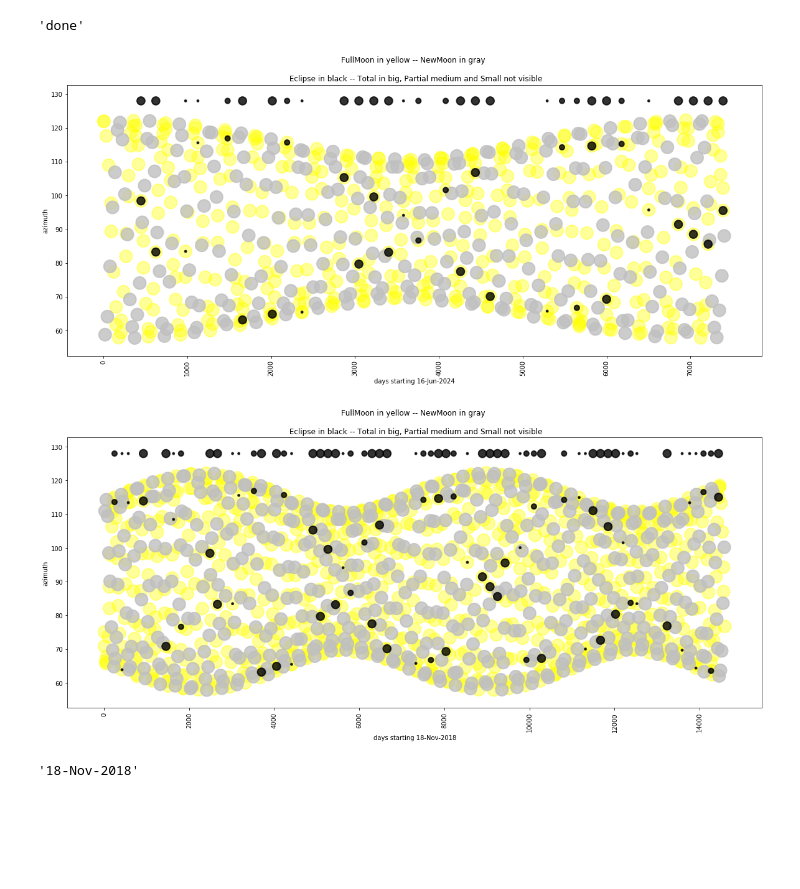
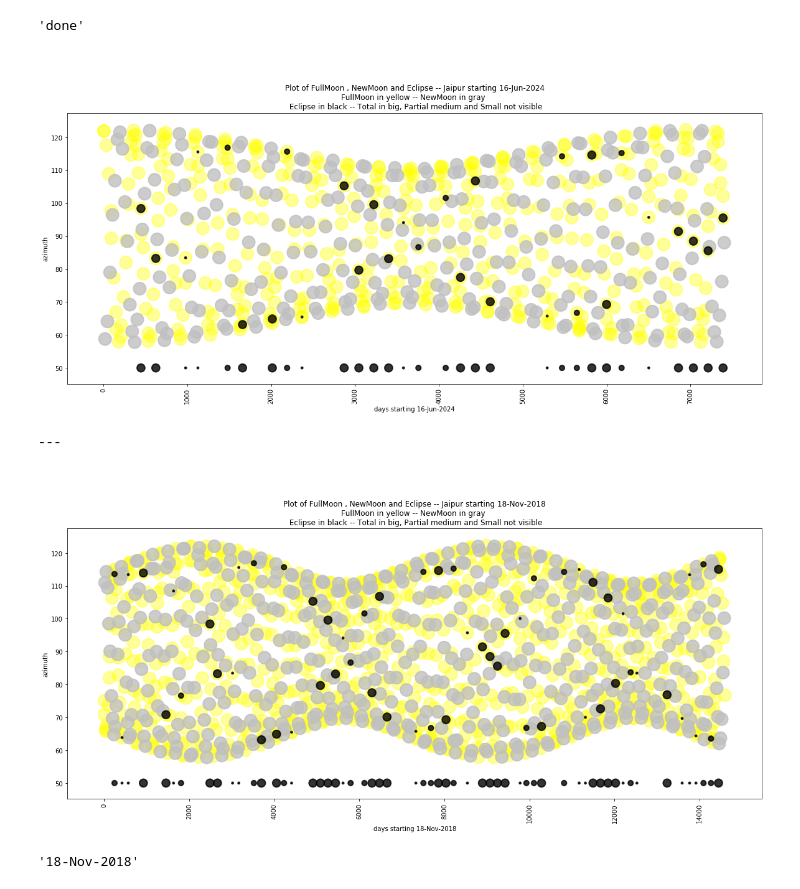
Before and after one commit to suchakr/sandbox, a Jupyter notebook: dp_sarpa.ipynb, the cells around one changed output. Drawn from its saved outputs; the diff is of its cells as text; code cells hidden in the pictures; blank space fills up the shorter version.

```diff
--- a/dp_sarpa.ipynb
+++ b/dp_sarpa.ipynb
@@ -133,7 +133,7 @@ def do_plot(az_df):
   day = az_df.loc[:,'days'] - az_df.loc[:,'days'][0]
   az = az_df.loc[:,'Az']        #x+np.random.rand(15)
 
-  az_flat = az_df['Az'].map(lambda x: 128)
+  az_flat = az_df['Az'].map(lambda x: 50)
 
   fm = az_df.loc[:,'Fullmoon']*100
   nm = az_df.loc[:,'Newmoon']*100
@@ -145,36 +145,41 @@ def do_plot(az_df):
   plt.scatter(day, az, s=fm**1.3, alpha=0.4, color="yellow", edgecolors="yellow", linewidth=2)
   plt.scatter(day, az, s=nm**1.3, alpha=0.8, color="silver", edgecolors="silver", linewidth=2)
   plt.scatter(day, az, s=ec**1.3, alpha=0.8, color="black", edgecolors="black", linewidth=2)
   plt.scatter(day, az_flat, s=ec**1.3, alpha=0.8, color="black", edgecolors="black", linewidth=2)
   plt.xlabel("days starting " + az_df.index[0])
   plt.ylabel("azimuth")
   plt.xticks( rotation='vertical')
-  plt.title("FullMoon in yellow -- NewMoon in gray \n\n Eclipse in black -- Total in big, Partial medium and Small not visible")
+  plt.title(
+      ("\n\n\nPlot of FullMoon , NewMoon and Eclipse -- %s starting %s\n" % ('Jaipur' , az_df.index[0] ) )
+      + "FullMoon in yellow -- NewMoon in gray \n Eclipse in black -- Total in big, Partial medium and Small not visible"
+  )
   plt.show()
 
   if ( False):
     kaz_df = az_df[az_df.Paksha == 'Krishna']
     saz_df = az_df[az_df.Paksha == 'Shukla']
     kph = kaz_df.loc[:,'Phase']
     sph = saz_df.loc[:,'Phase']
     kaz = kaz_df.loc[:,'Az']
     saz= saz_df.loc[:,'Az']
     kday = kaz_df.loc[:,'days']
     sday = saz_df.loc[:,'days']
     plt.figure(figsize=(20,8))
     plt.scatter(kday, kaz, s=kph**1.2, alpha=0.4, color='lightcyan', edgecolors="grey", linewidth=2)
     plt.scatter(sday, saz, s=sph**1.2, alpha=0.4, color='yellow', edgecolors="grey", linewidth=2)
     plt.xlabel("azimuth")
     plt.ylabel("days")
     plt.xticks(rotation='vertical')
     plt.title("all phases")
     plt.show()
 
 do_plot(az_df_one_standstill)
+print ("---")
 do_plot(az_df_all)
 # %% [output]
-[figure, old version]
+[figure, new version]
+---
-[figure, old version]
+[figure, new version]
 # %%
 az_df_all.index[0]
 # %% [output]
```
